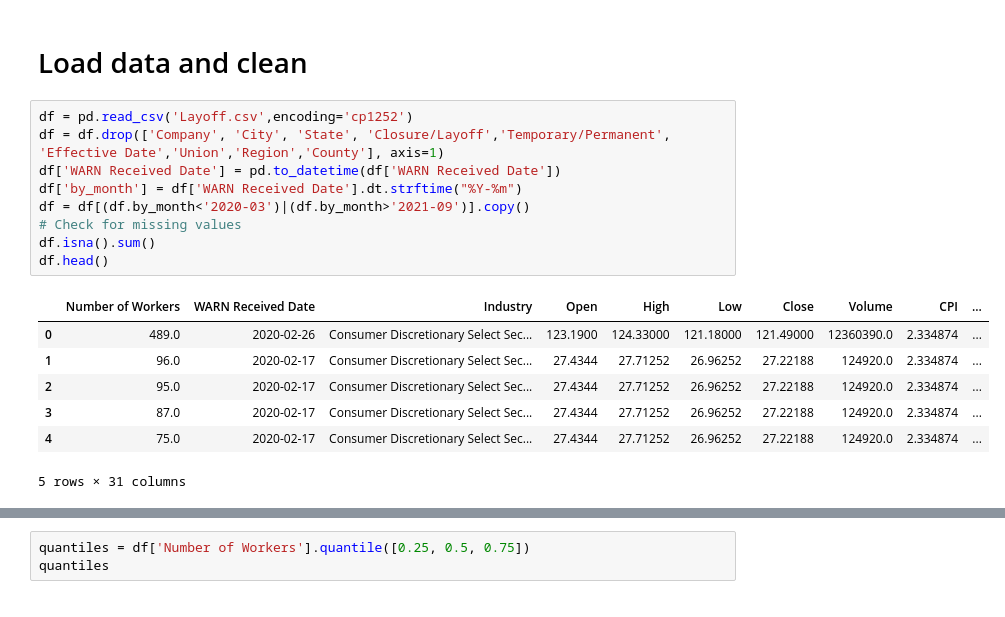
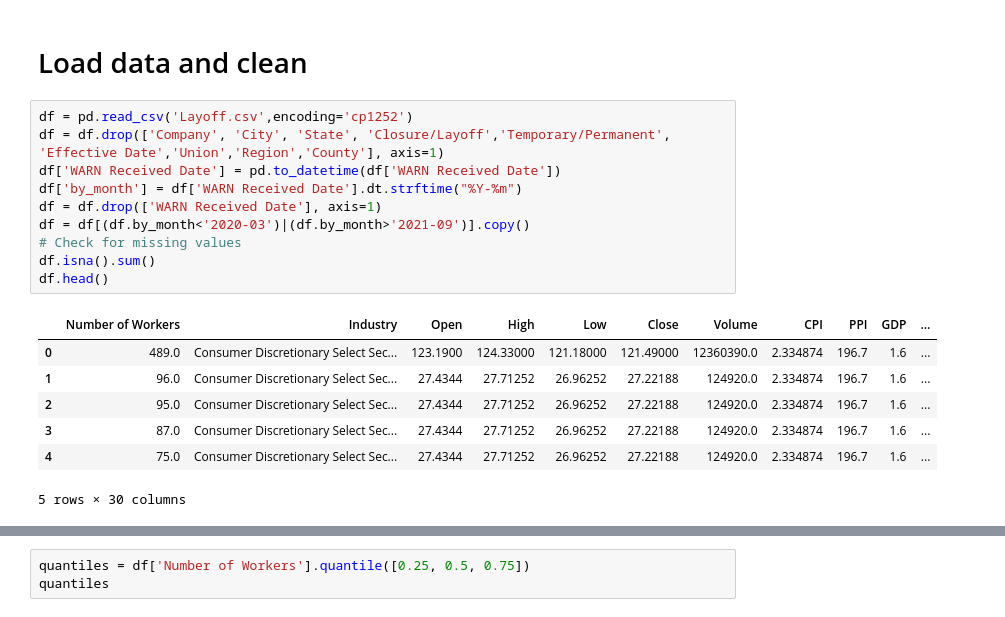
Before and after one commit to darrenmcewan/Layoffs, a Jupyter notebook: model_selection.ipynb, the cells around one changed output, grey strips where cells are left out. Drawn from its saved outputs; the diff is of its cells as text.

```diff
--- a/model_selection.ipynb
+++ b/model_selection.ipynb
@@ -23,17 +42,18 @@ from sklearn.neural_network import MLPClassifier
 # %%
 df = pd.read_csv('Layoff.csv',encoding='cp1252')
 df = df.drop(['Company', 'City', 'State', 'Closure/Layoff','Temporary/Permanent', 'Effective Date','Union','Region','County'], axis=1)
 df['WARN Received Date'] = pd.to_datetime(df['WARN Received Date'])
 df['by_month'] = df['WARN Received Date'].dt.strftime("%Y-%m")
+df = df.drop(['WARN Received Date'], axis=1)
 df = df[(df.by_month<'2020-03')|(df.by_month>'2021-09')].copy()
 # Check for missing values
 df.isna().sum()
 df.head()
 # %% [output]
-|  | Number of Workers | WARN Received Date | Industry | Open | High | Low | Close | Volume | CPI | ... |
-| 0 | 489.0 | 2020-02-26 | Consumer Discretionary Select Sec... | 123.1900 | 124.33000 | 121.18000 | 121.49000 | 12360390.0 | 2.334874 | ... |
-| 1 | 96.0 | 2020-02-17 | Consumer Discretionary Select Sec... | 27.4344 | 27.71252 | 26.96252 | 27.22188 | 124920.0 | 2.334874 | ... |
-| 2 | 95.0 | 2020-02-17 | Consumer Discretionary Select Sec... | 27.4344 | 27.71252 | 26.96252 | 27.22188 | 124920.0 | 2.334874 | ... |
-| 3 | 87.0 | 2020-02-17 | Consumer Discretionary Select Sec... | 27.4344 | 27.71252 | 26.96252 | 27.22188 | 124920.0 | 2.334874 | ... |
-| 4 | 75.0 | 2020-02-17 | Consumer Discretionary Select Sec... | 27.4344 | 27.71252 | 26.96252 | 27.22188 | 124920.0 | 2.334874 | ... |
+|  | Number of Workers | Industry | Open | High | Low | Close | Volume | CPI | PPI | GDP | ... |
+| 0 | 489.0 | Consumer Discretionary Select Sec... | 123.1900 | 124.33000 | 121.18000 | 121.49000 | 12360390.0 | 2.334874 | 196.7 | 1.6 | ... |
+| 1 | 96.0 | Consumer Discretionary Select Sec... | 27.4344 | 27.71252 | 26.96252 | 27.22188 | 124920.0 | 2.334874 | 196.7 | 1.6 | ... |
+| 2 | 95.0 | Consumer Discretionary Select Sec... | 27.4344 | 27.71252 | 26.96252 | 27.22188 | 124920.0 | 2.334874 | 196.7 | 1.6 | ... |
+| 3 | 87.0 | Consumer Discretionary Select Sec... | 27.4344 | 27.71252 | 26.96252 | 27.22188 | 124920.0 | 2.334874 | 196.7 | 1.6 | ... |
+| 4 | 75.0 | Consumer Discretionary Select Sec... | 27.4344 | 27.71252 | 26.96252 | 27.22188 | 124920.0 | 2.334874 | 196.7 | 1.6 | ... |
-5 rows × 31 columns
+5 rows × 30 columns
```
Also changed, not shown: parts of 79 cells of this notebook, 4 other files.
